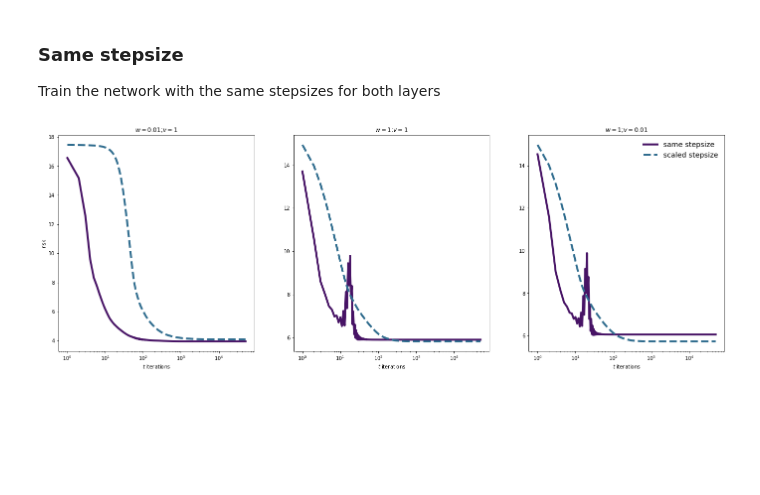
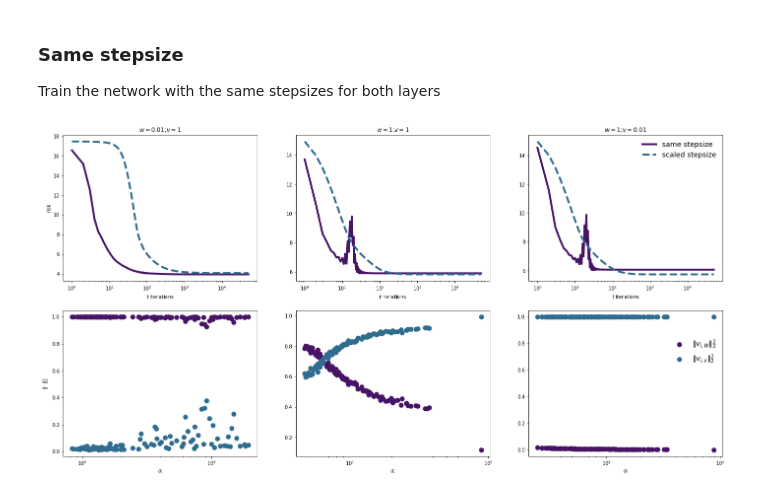
Before and after one commit to MLI-lab/early_stopping_double_descent, a Jupyter notebook: notebooks/early_stopping_two-layer-nn_double_descent.ipynb, the cells around one changed output. Drawn from its saved outputs; the diff is of its cells as text; code cells hidden in the pictures; blank space fills up the shorter version.

```diff
--- a/notebooks/early_stopping_two-layer-nn_double_descent.ipynb
+++ b/notebooks/early_stopping_two-layer-nn_double_descent.ipynb
@@ -28,7 +28,7 @@ from linear_utils import linear_model
 from train_utils import save_config
 # %%
 # argument written in command line format
-cli_args = '--seed 12 --risk-loss L1 -t 50000 -w 1 0.01 --lr 0.000001 0.00008 -d 50 -n 100 --hidden 250 --sigmas geo --s-range 1 4'
+cli_args = '--seed 12 --save-results --jacobian --risk-loss L1 -t 50000 -w 1 0.01 --lr 0.000001 0.00008 -d 50 -n 100 --hidden 250 --sigmas geo --s-range 1 4'
 # %%
 """
 A fully-connected ReLU network with one hidden layer, trained to predict y from x
@@ -65,6 +65,8 @@ parser.add_argument('--normalized', action='store_true', default=False,
                     help='normalize sample norm across features')
 parser.add_argument('--risk-loss', type=str, default='MSE', metavar='LOSS',
                     help='Loss for validation')
+parser.add_argument('--jacobian', action='store_true', default=False,
+                    help='compute the SVD of the jacobian of the network')
 parser.add_argument('--save-results', action='store_true', default=False,
                     help='Save the results for plots')
 parser.add_argument('--details', type=str, metavar='N',
@@ -106,3 +112,19 @@ yt = torch.Tensor(yt.reshape((-1,1))).to(device)
+# %%
+def get_jacobian_two_layer(X, y, model, crit):
+
+    grads = []
+    for cx, cy in zip(X, y):
+
+        cur_grads = []
+        model.zero_grad()
+        co = model(cx)
+        co.backward(torch.ones(len(cy)))
+
+        for p in model.parameters():
+            if p.grad is not None and len(p.data.shape)>1:
+                cur_grads.append(p.grad.data.numpy().flatten())
+        grads.append(np.concatenate(cur_grads))
+    return np.array(grads)
 # %% [markdown]
 ### Scaled stepsize
 # %%
@@ -292,37 +378,63 @@ weights = [{'w': 0.01, 'v': 1}, {'w': 1, 'v': 1}, {'w': 1, 'v': 0.01}]
 cmap = matplotlib.cm.get_cmap('viridis')
 colorList = [cmap(50/1000), cmap(350/1000)]
 labelList = ['same stepsize', 'scaled stepsize']
+labelList2 = [r'$\Vert v_{i,W} \Vert_2^2$', r'$\Vert v_{i,v} \Vert_2^2$']
 
-fig = plt.figure(figsize=(24,8))
+fig = plt.figure(figsize=(24,12))
 
-ax_list = [plt.subplot(131), plt.subplot(132), plt.subplot(133)]
+ax_list = [plt.subplot(231), plt.subplot(232), plt.subplot(233)]
+ax_list2 = [plt.subplot(234), plt.subplot(235), plt.subplot(236)]
 for i, wlist in enumerate(weights):
     cur_w = wlist['w']
     cur_v = wlist['v']
 
     cur_risks = np.loadtxt('../results/two_layer_nn/' +
                            'w' + ''.join(str(cur_w).split('.')) +
                            '_v' + ''.join(str(cur_v).split('.')) +
                            '_lr80/risk.txt',
+                          skiprows=1)
+
+    cur_jac = np.loadtxt('../results/two_layer_nn/' +
+                         'w' + ''.join(str(cur_w).split('.')) +
+                         '_v' + ''.join(str(cur_v).split('.')) +
+                         '_jacobian/' +
+                         'two_layer_nn_jacobian' +
+                         '_' + '-'.join(str(float(cur_w)).split('.')) +
+                         '_' + '-'.join(str(float(cur_v)).split('.')) +
+                         '.txt',
                           skiprows=1)
 
     ax_list[i].plot(cur_risks[:,0], cur_risks[:,1],
                     color=colorList[0],
                     label=labelList[0],
                     lw=4)
     ax_list[i].plot(cur_risks[:,0], cur_risks[:,2],
                     color=colorList[1],
                     label=labelList[1],
                     ls='dashed',
                     lw=4)
 
+    ax_list2[i].scatter(cur_jac[:,0], cur_jac[:,1],
+                color=colorList[0],
+                label=labelList2[0],
+                lw=4)
+    ax_list2[i].scatter(cur_jac[:,0], cur_jac[:,2],
+                color=colorList[1],
+                label=labelList2[1],
+                lw=4)
+
 ax_list[-1].legend(loc=1, bbox_to_anchor=(1, 1), fontsize='x-large',
                    frameon=False, fancybox=True, shadow=True, ncol=1)
+ax_list2[-1].legend(loc=1, bbox_to_anchor=(1, 0.85), fontsize='x-large',
+                   frameon=False, fancybox=True, shadow=True, ncol=1)
 ax_list[0].set_ylabel('risk')
+ax_list2[0].set_ylabel(r'$\Vert \cdot \Vert_2^2$')
 
 for i, ax in enumerate(ax_list): ax.set_title(r'$w = $' + str(weights[i]['w']) +
                                               r';$v = $' + str(weights[i]['v']))
 for ax in ax_list: ax.set_xlabel(r'$t$ iterations')
+for ax in ax_list2: ax.set_xlabel(r'$\sigma_i$')
 for ax in ax_list: ax.set_xscale('log')
+for ax in ax_list2: ax.set_xscale('log')
 # %% [output]
-[figure, old version]
+[figure, new version]
```
Also changed, not shown: parts of 5 cells of this notebook, 14 other files.
